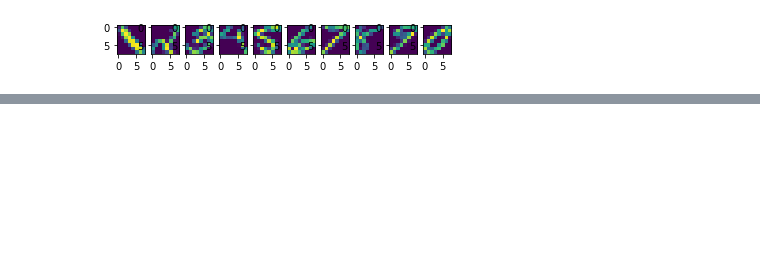
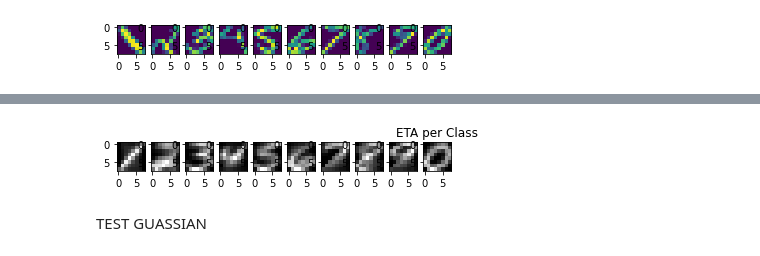
Before and after one commit to beatrospeed/Hand-Written-Digit-Classification, a Jupyter notebook: Gaussian Naives.ipynb, the cells around one changed output, grey strips where cells are left out. Saved outputs shown, nothing was run; the diff lists cells and outputs as text; code cells hidden in the pictures; blank space fills up the shorter version.

```diff
--- a/Gaussian Naives.ipynb
+++ b/Gaussian Naives.ipynb
@@ -71 +77,32 @@ sigma = sigma/(700*64*10)
+# %%
+def binary_thresh(data):
+    thresh_data = data.copy()
+    for i in range(data.shape[0]):
+        for j in range(data.shape[1]):
+            for k in range(data.shape[2]):
+                if data[i,j,k] < .5:
+                    thresh_data[i,j,k] = 0
+                else:
+                    thresh_data[i,j,k] = 1
+    return thresh_data
+# %%
+def train_and_plot_naives(data):
+    binary_data = binary_thresh(data)
+    imgs = []
+    mu,_ = calc_mu_sigma(binary_data)
+    for i in range(0,data.shape[2]):
+            temp = np.array(mu[:][i]).reshape(8,8)
+            imgs.append(temp)
+    counter = 0
+    f, axarr = plt.subplots(1,10)
+    plt.title("ETA per Class",loc = "center")
+    for img in imgs:
+        axarr[counter].imshow(img,"gray")
+        counter +=1
+# %%
+train_and_plot_naives(training_data)
+# %% [output]
+[figure, added]
+# %% [markdown]
+TEST GUASSIAN
 # %%
```
Also changed, not shown: parts of 15 cells of this notebook.
